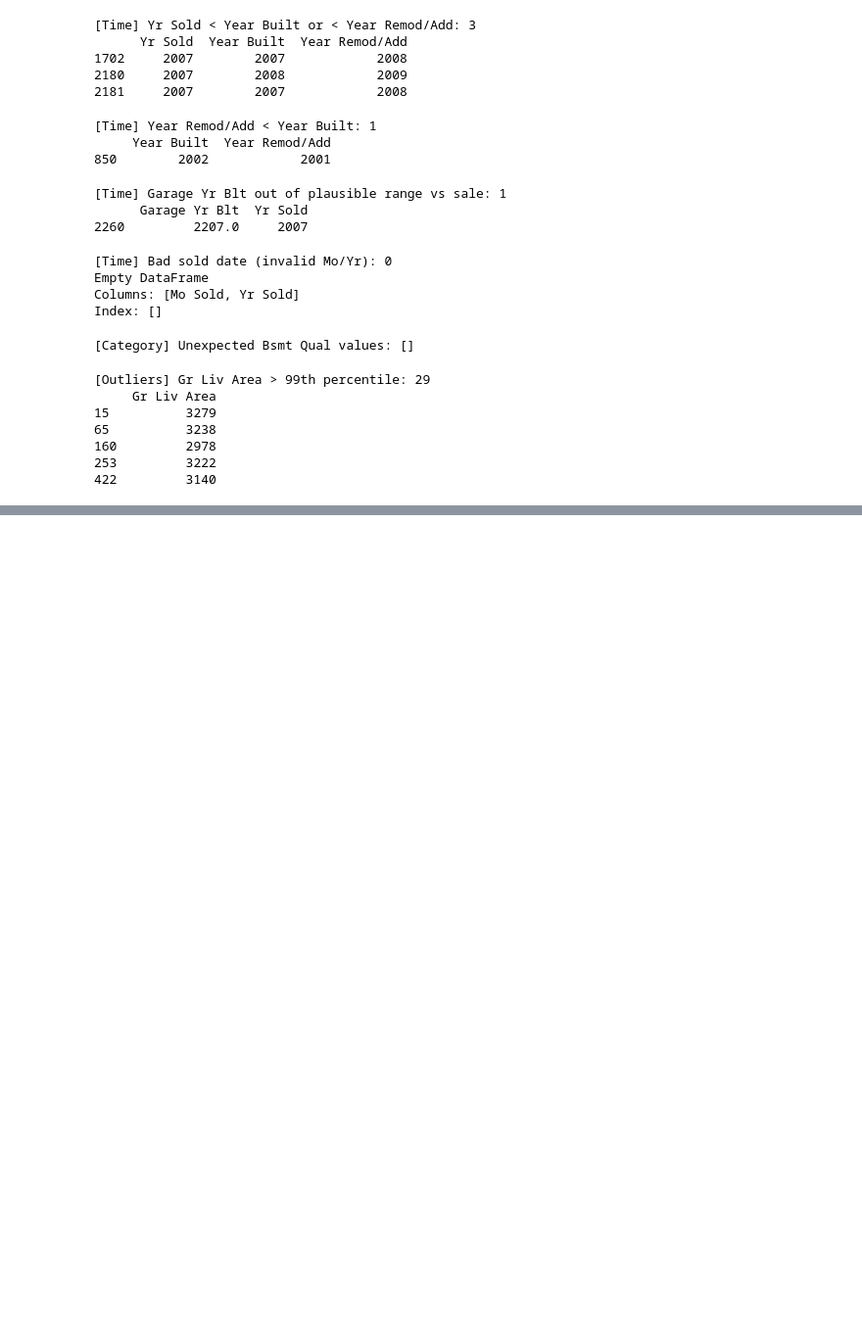
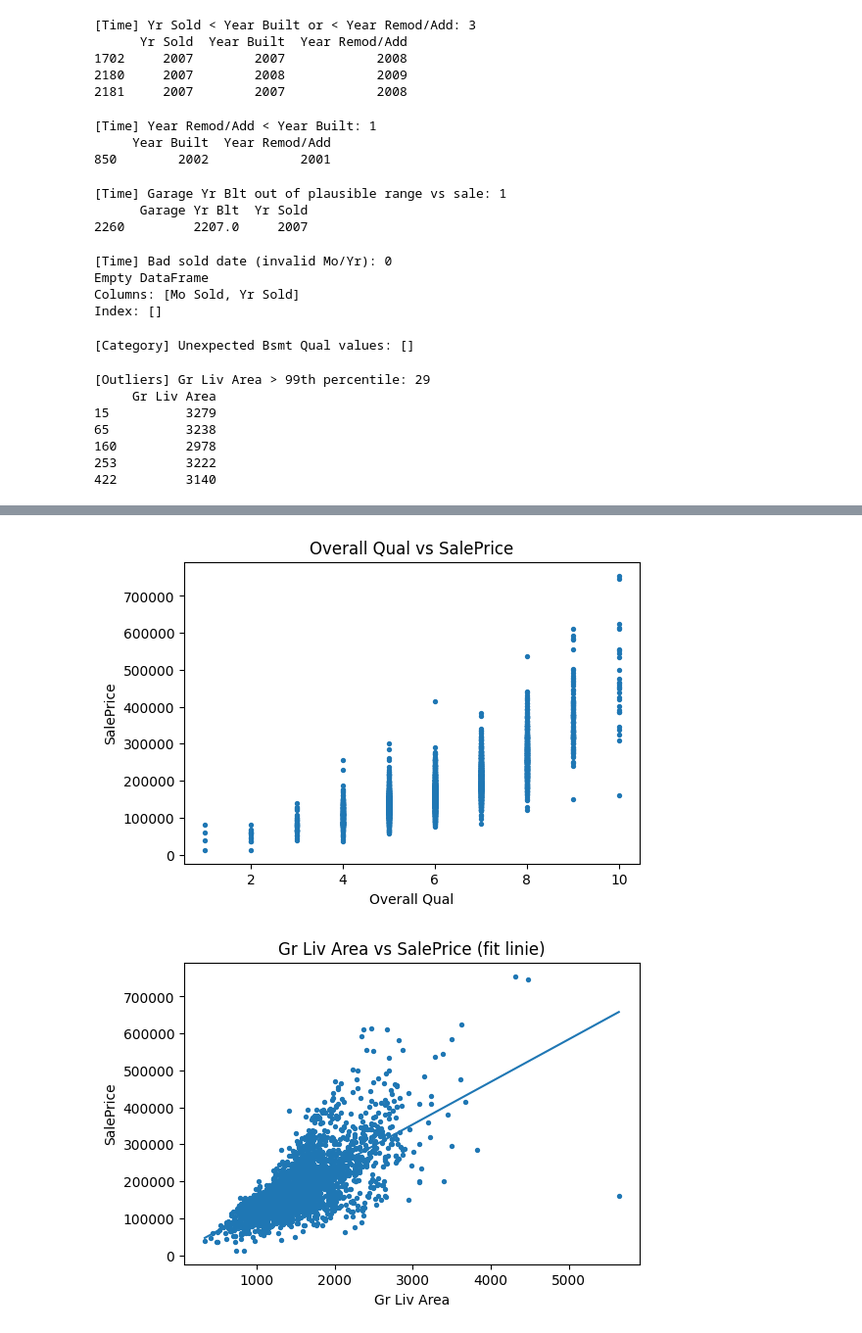
Before and after one commit to MalinaDumitrescu/ML_Projects, a Jupyter notebook: Lab1_ML/data_analysis.ipynb, the cells around one changed output, grey strips where cells are left out. Shown at 98% size. Saved outputs shown, nothing was run; the diff lists cells and outputs as text; code cells hidden in the pictures; blank space fills up the shorter version.

```diff
--- a/Lab1_ML/data_analysis.ipynb
+++ b/Lab1_ML/data_analysis.ipynb
@@ -869,0 +940,8 @@ dtype: int64
+# %%
+near_constant = []
+for c in df.columns:
+    vc = df[c].value_counts(dropna=False, normalize=True)
+    if len(vc) and vc.iloc[0] >= 0.95:
+        near_constant.append((c, float(vc.iloc[0]), vc.index[0]))
+for c,p,val in sorted(near_constant, key=lambda x: -x[1]):
+    print(f"{c:20s} {p:5.1%} -> '{val}'")
@@ -869,0 +1092,20 @@ dtype: int64
+# %%
+skew_cols = ['Lot Area','Gr Liv Area','Total Bsmt SF','1st Flr SF','Garage Area']
+for c in skew_cols:
+    if c in df.columns:
+        df[f'log_{c}'] = np.log1p(df[c].clip(lower=0))
+# %%
+# Overall Qual vs SalePrice
+plt.figure(figsize=(6,4))
+plt.scatter(df['Overall Qual'], df['SalePrice'], s=8)
+plt.title("Overall Qual vs SalePrice"); plt.xlabel("Overall Qual"); plt.ylabel("SalePrice"); plt.show()
+
+# Gr Liv Area vs SalePrice (cu fit linie)
+x = df['Gr Liv Area'].values.astype(float); y = df['SalePrice'].values.astype(float)
+a,b = np.polyfit(x,y,1)
+plt.figure(figsize=(6,4)); plt.scatter(x,y,s=8); xs = np.linspace(x.min(), x.max(), 100)
+plt.plot(xs, a*xs+b); plt.title("Gr Liv Area vs SalePrice (fit linie)")
+plt.xlabel("Gr Liv Area"); plt.ylabel("SalePrice"); plt.show()
+# %% [output]
+[figure, added]
+[figure, added]
```
Also changed, not shown: parts of 22 cells of this notebook.
